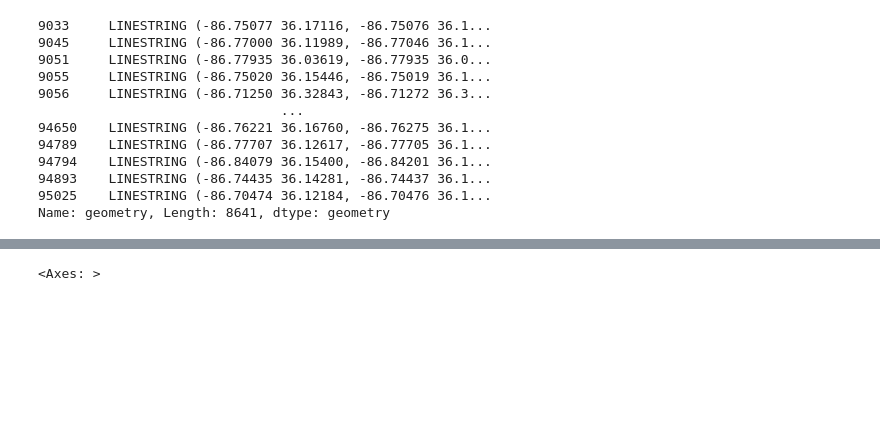
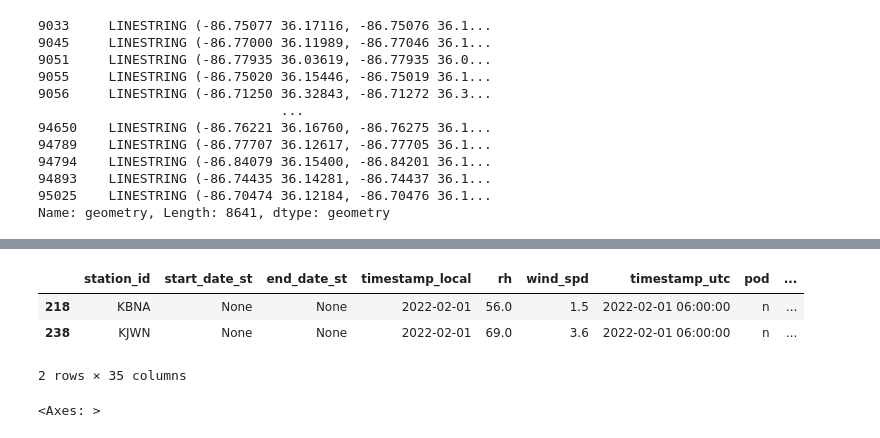
Before and after one commit to kaminsca/Big-Data-Project, a Jupyter notebook: big_data_project.ipynb, the cells around one changed output, grey strips where cells are left out. Drawn from its saved outputs; the diff is of its cells as text; code cells hidden in the pictures; blank space fills up the shorter version.

```diff
--- a/big_data_project.ipynb
+++ b/big_data_project.ipynb
@@ -122,6 +130,13 @@ incidents.head(2)
 |  | ID_Original | latitude | longitude | emdCardNumber | time_utc | time_local | response_time_sec | day_of_week | ... |
 | 0 | ObjectId(59d3a81908f47311c891f8e2) | 36.037228 | -86.783243 | 29B5 | 2017-01-01 07:59:29.507 | 2017-01-01 01:59:29.507 | 268.0 | 6 | ... |
 | 1 | ObjectId(59d3a81908f47311c891f8e6) | 36.037414 | -86.786572 | 29D2P | 2017-01-01 08:30:55.000 | 2017-01-01 02:30:55.000 | 512.0 | 6 | ... |
+# %%
+weather.query('station_id == \'KBNA\' or station_id == \'KJWN\'').head(2) # These are the Nasville stations
+# %% [output]
+|  | station_id | start_date_st | end_date_st | timestamp_local | rh | wind_spd | timestamp_utc | pod | ... |
+| 218 | KBNA | None | None | 2022-02-01 | 56.0 | 1.5 | 2022-02-01 06:00:00 | n | ... |
+| 238 | KJWN | None | None | 2022-02-01 | 69.0 | 3.6 | 2022-02-01 06:00:00 | n | ... |
+2 rows × 35 columns
 # %%
 incidents.plot()
 # %% [output]
```
Also changed, not shown: parts of 13 cells of this notebook.
